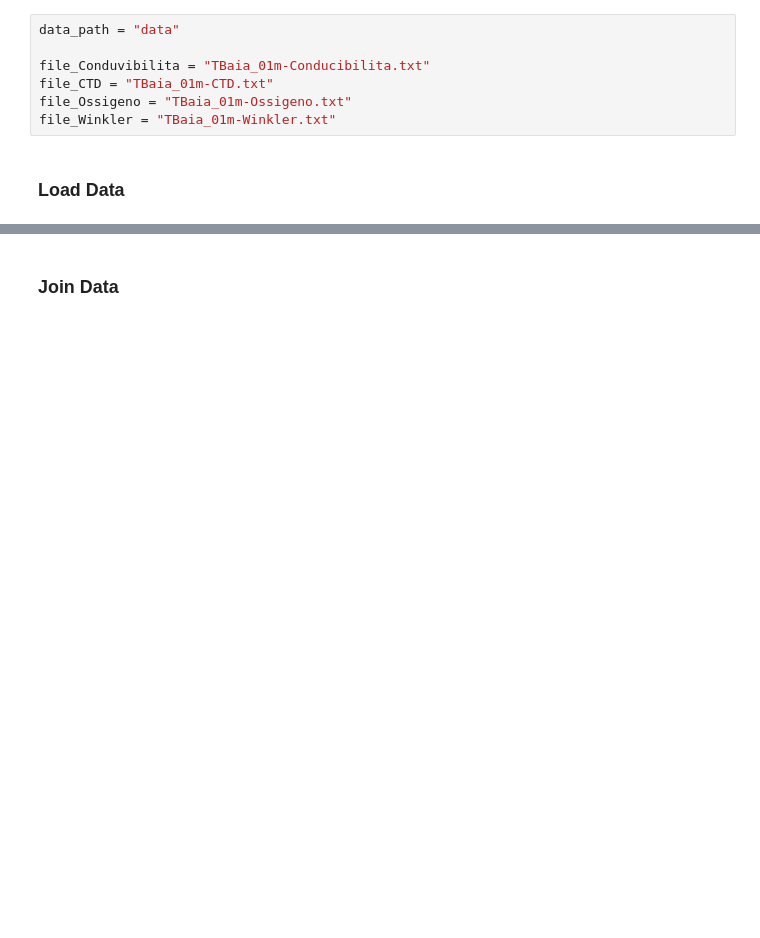
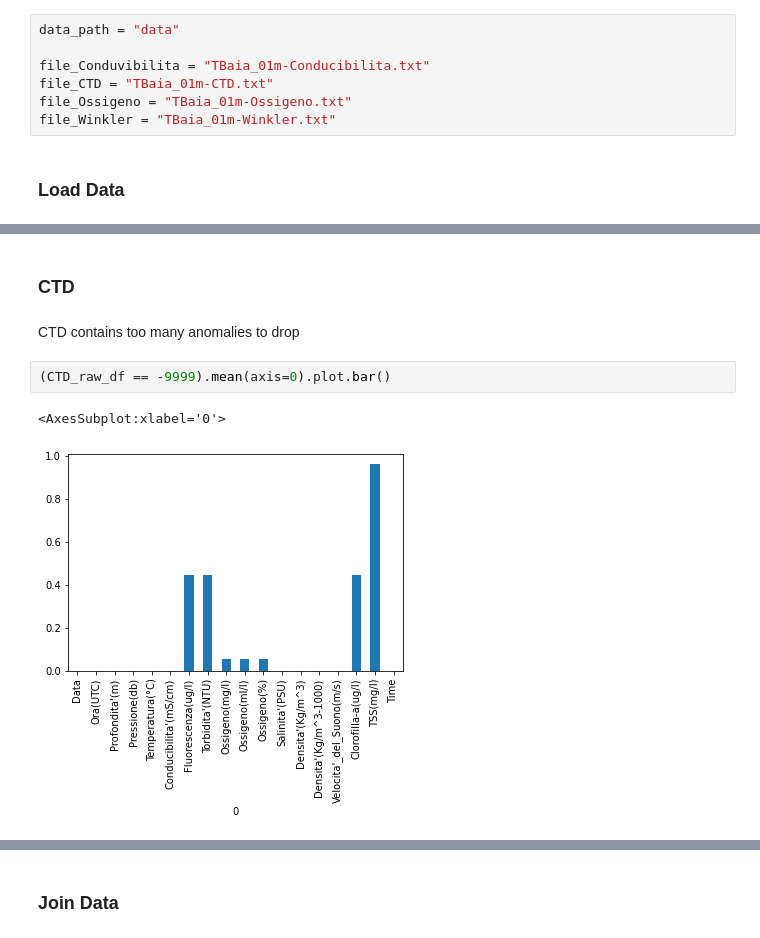
Before and after one commit to Multifaceted/Marine, a Jupyter notebook: explore.ipynb, the cells around one changed output, grey strips where cells are left out. Saved outputs shown, nothing was run; the diff lists cells and outputs as text; blank space fills up the shorter version.

```diff
--- a/explore.ipynb
+++ b/explore.ipynb
@@ -140,0 +269,9 @@ memory usage: 968.0+ bytes
+# %% [markdown]
+### CTD
+# %% [markdown]
+CTD contains too many anomalies to drop
+# %%
+(CTD_raw_df == -9999).mean(axis=0).plot.bar()
+# %% [output]
+<AxesSubplot:xlabel='0'>
+[figure, added]
```
Also changed, not shown: parts of 40 cells of this notebook.
